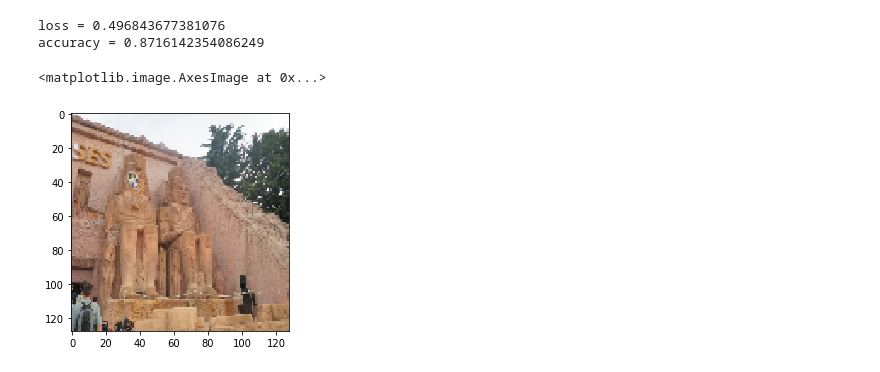
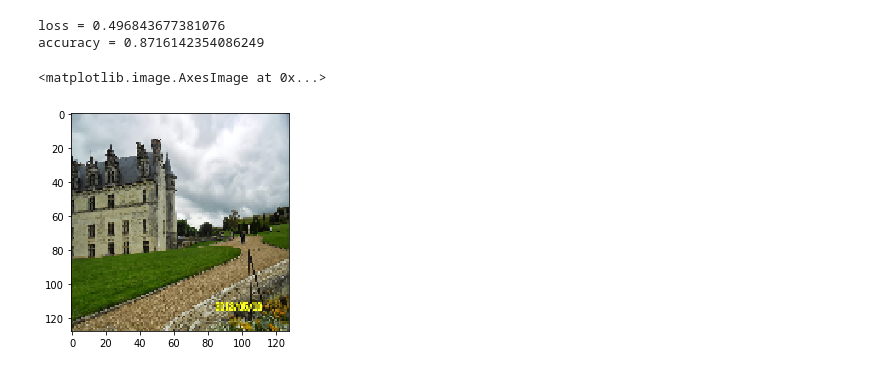
Before and after one commit to ckarthik14/Landmark-Recognition, a Jupyter notebook: Recognition-Xception.ipynb, the cells around one changed output. Saved outputs shown, nothing was run; the diff lists cells and outputs as text; code cells hidden in the pictures.

```diff
--- a/Recognition-Xception.ipynb
+++ b/Recognition-Xception.ipynb
@@ -270,15 +252,15 @@ print("accuracy = " + str(predict[1]))
 loss = 0.496843677381076
 accuracy = 0.8716142354086249
 # %%
-img_path = "dataset_50_class/95/2b2f209acc1ad858.jpg"
+img_path = "test_50_class/000_395.jpg"
 
 img = cv2.imread(img_path)
 img = cv2.resize(img, (IMG_SIZE,IMG_SIZE))
 
 plt.imshow(cv2.cvtColor(img, cv2.COLOR_BGR2RGB))
 # %% [output]
 <matplotlib.image.AxesImage at 0x...>
-[figure, old version]
+[figure, new version]
 # %%
 pred = model_final.predict(img.reshape(1, IMG_SIZE, IMG_SIZE, 3))[0].tolist()
 pred_index = pred.index(max(pred))
```
Also changed, not shown: parts of 8 cells of this notebook.
